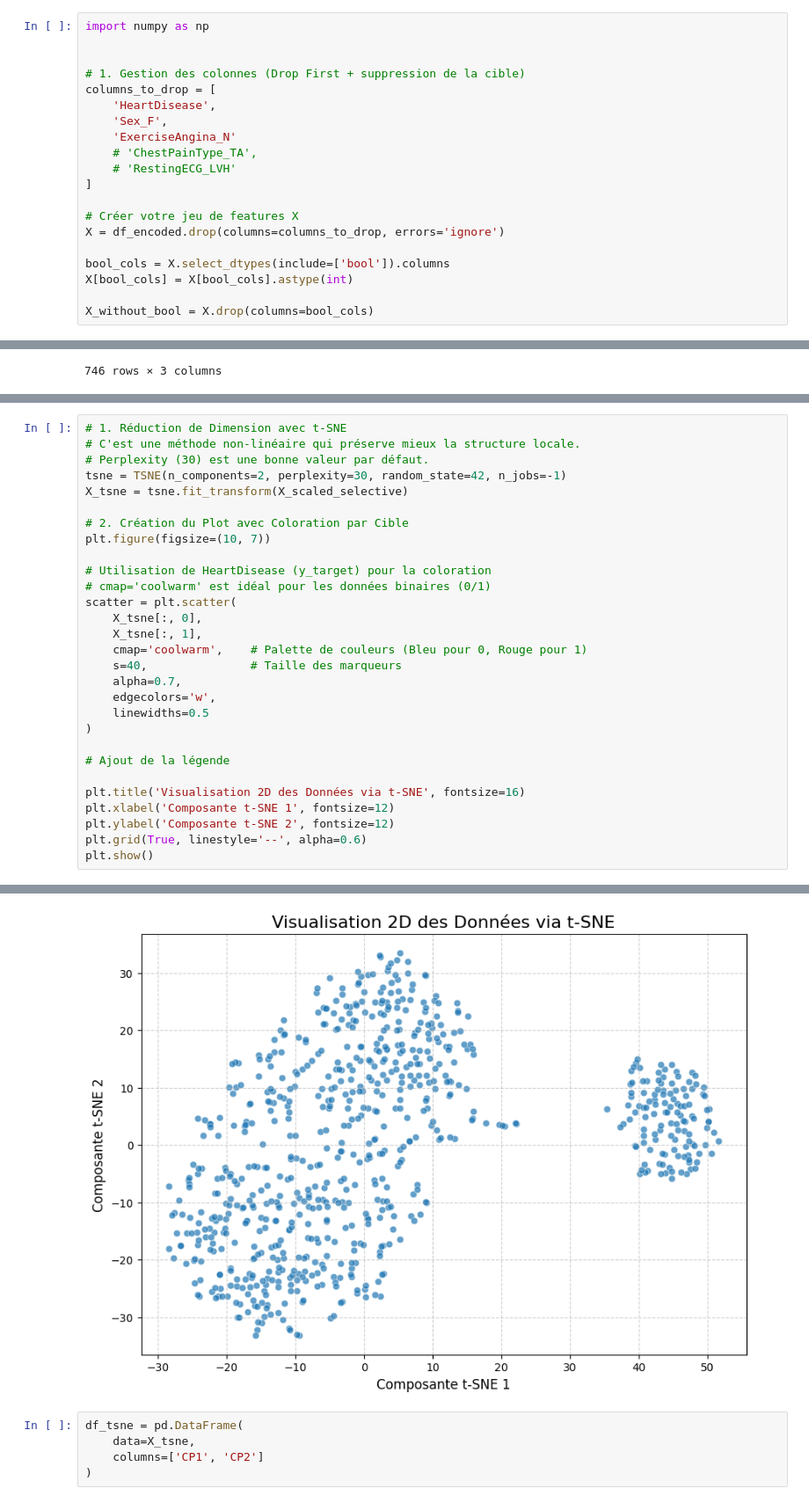
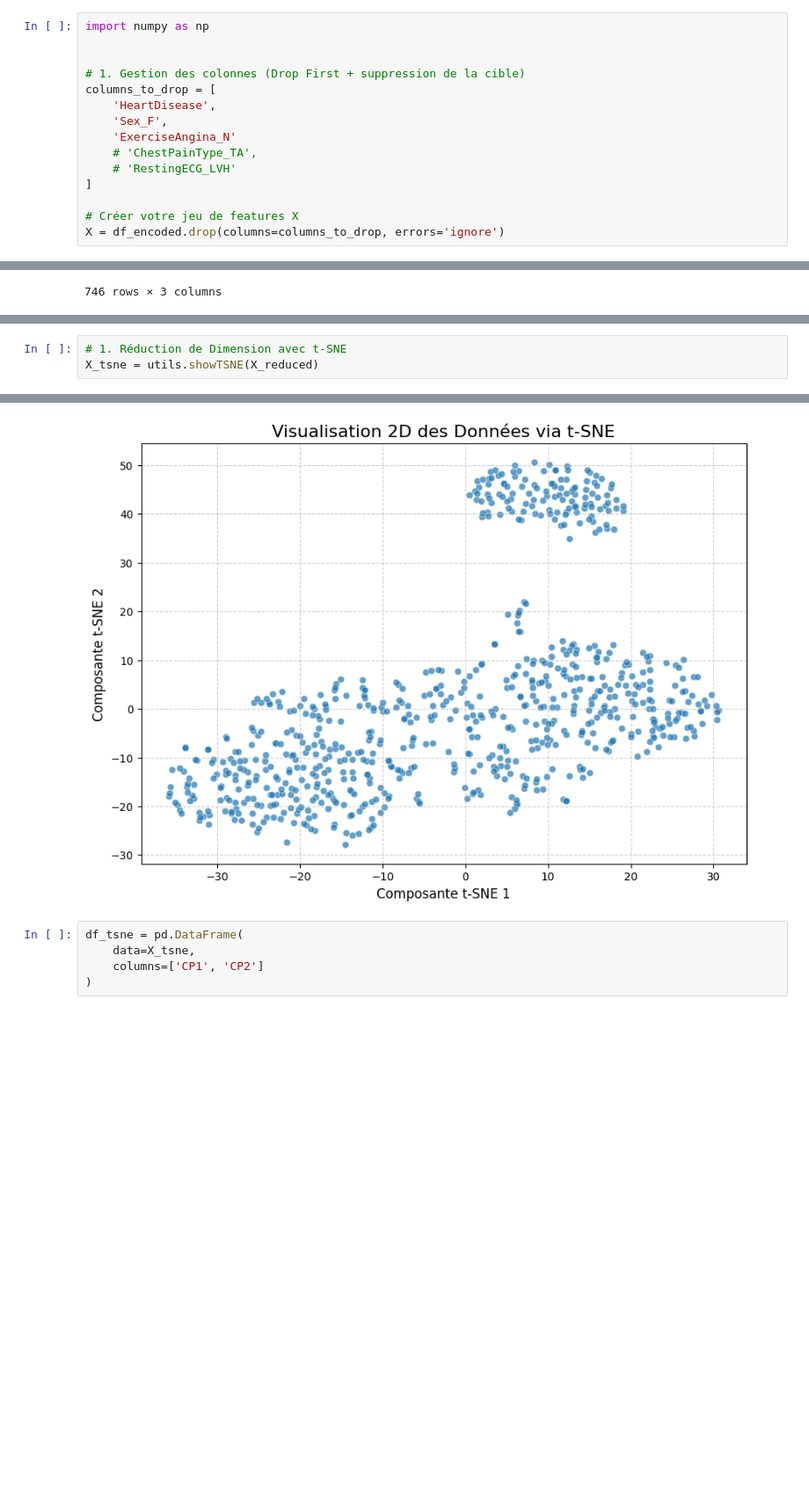
Before and after one commit to J0ubrane/datamining, a Jupyter notebook: code/exploration.ipynb, the cells around one changed output, grey strips where cells are left out. Shown at 88% size. Drawn from its saved outputs; the diff is of its cells as text; blank space fills up the shorter version.

```diff
--- a/code/exploration.ipynb
+++ b/code/exploration.ipynb
@@ -286,9 +287,4 @@ columns_to_drop = [
 
 # Créer votre jeu de features X
 X = df_encoded.drop(columns=columns_to_drop, errors='ignore')
-
-bool_cols = X.select_dtypes(include=['bool']).columns
-X[bool_cols] = X[bool_cols].astype(int)
-
-X_without_bool = X.drop(columns=bool_cols)
 # %%
@@ -599,35 +445,9 @@ from sklearn.manifold import TSNE
 # %%
 # 1. Réduction de Dimension avec t-SNE
-# C'est une méthode non-linéaire qui préserve mieux la structure locale.
-# Perplexity (30) est une bonne valeur par défaut.
-tsne = TSNE(n_components=2, perplexity=30, random_state=42, n_jobs=-1)
-X_tsne = tsne.fit_transform(X_scaled_selective)
-
-# 2. Création du Plot avec Coloration par Cible
-plt.figure(figsize=(10, 7))
-
-# Utilisation de HeartDisease (y_target) pour la coloration
-# cmap='coolwarm' est idéal pour les données binaires (0/1)
-scatter = plt.scatter(
-    X_tsne[:, 0],
-    X_tsne[:, 1],
-    cmap='coolwarm',    # Palette de couleurs (Bleu pour 0, Rouge pour 1)
-    s=40,               # Taille des marqueurs
-    alpha=0.7,
-    edgecolors='w',
-    linewidths=0.5
-)
-
-# Ajout de la légende
-
-plt.title('Visualisation 2D des Données via t-SNE', fontsize=16)
-plt.xlabel('Composante t-SNE 1', fontsize=12)
-plt.ylabel('Composante t-SNE 2', fontsize=12)
-plt.grid(True, linestyle='--', alpha=0.6)
-plt.show()
+X_tsne = utils.showTSNE(X_reduced)
 # %% [output]
 No data for colormapping provided via 'c'. Parameters 'cmap' will be ignored
-[figure, old version]
+[figure, new version]
 # %%
 df_tsne = pd.DataFrame(
     data=X_tsne,
```
Also changed, not shown: parts of 11 cells of this notebook, 1 other file.
